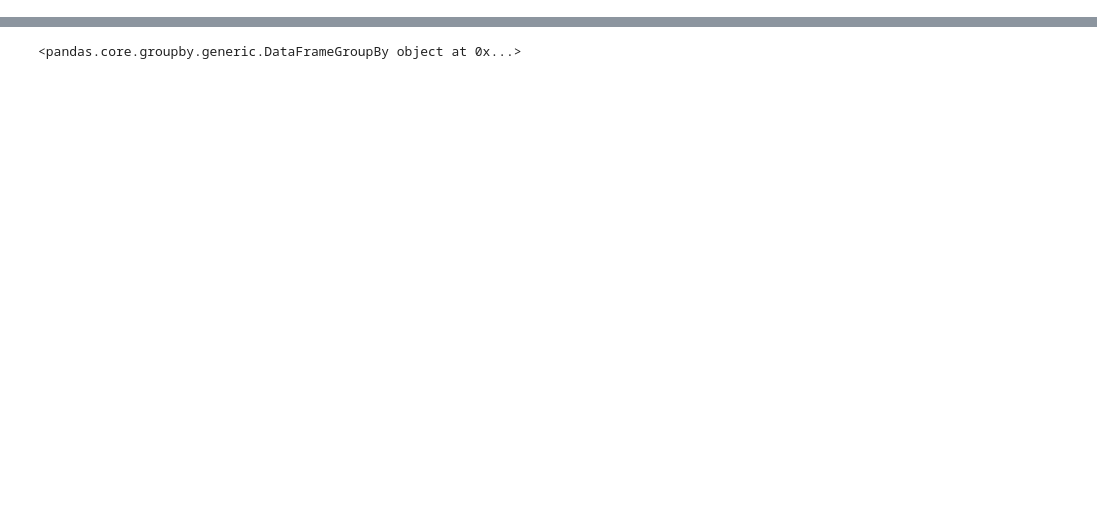
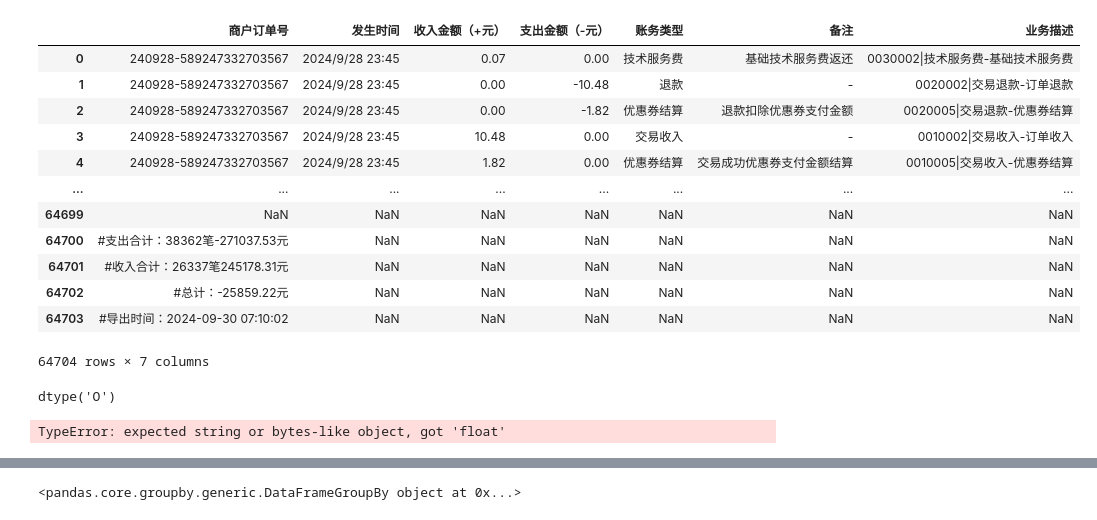
Before and after one commit to reddatetea/fisha, a Jupyter notebook: pingduoduoShouru01.ipynb, the cells around one changed output, grey strips where cells are left out. Drawn from its saved outputs; the diff is of its cells as text; code cells hidden in the pictures; blank space fills up the shorter version.

```diff
--- a/pingduoduoShouru01.ipynb
+++ b/pingduoduoShouru01.ipynb
@@ -38,7 +112,21 @@ ValueError: Length mismatch: Expected axis has 82 elements, new values have 5 el
 # %%
 #所有收入
 fname_shouru = r"F:\a00nutstore\008\zw08\电商\拼多多\pdd-mall-bill-detail(100306881)_2024-09-30-07-09-49_3.csv"
-df_shouru0 = pd.read_csv(fname_shouru,header =4,encoding = 'gb18030')
+df_shouru0 = pd.read_csv(fname_shouru,encoding = 'gb18030')
 df_shouru0
+# %% [output]
+|  | 商户订单号 | 发生时间 | 收入金额（+元） | 支出金额（-元） | 账务类型 | 备注 | 业务描述 |
+| 0 | 240928-589247332703567 | 2024/9/28 23:45 | 0.07 | 0.00 | 技术服务费 | 基础技术服务费返还 | 0030002|技术服务费-基础技术服务费 |
+| 1 | 240928-589247332703567 | 2024/9/28 23:45 | 0.00 | -10.48 | 退款 | - | 0020002|交易退款-订单退款 |
+| 2 | 240928-589247332703567 | 2024/9/28 23:45 | 0.00 | -1.82 | 优惠券结算 | 退款扣除优惠券支付金额 | 0020005|交易退款-优惠券结算 |
+| 3 | 240928-589247332703567 | 2024/9/28 23:45 | 10.48 | 0.00 | 交易收入 | - | 0010002|交易收入-订单收入 |
+| 4 | 240928-589247332703567 | 2024/9/28 23:45 | 1.82 | 0.00 | 优惠券结算 | 交易成功优惠券支付金额结算 | 0010005|交易收入-优惠券结算 |
+| ... | ... | ... | ... | ... | ... | ... | ... |
+| 64699 | NaN | NaN | NaN | NaN | NaN | NaN | NaN |
+| 64700 | #支出合计：38362笔-271037.53元 | NaN | NaN | NaN | NaN | NaN | NaN |
+| 64701 | #收入合计：26337笔245178.31元 | NaN | NaN | NaN | NaN | NaN | NaN |
+| 64702 | #总计：-25859.22元 | NaN | NaN | NaN | NaN | NaN | NaN |
+| 64703 | #导出时间：2024-09-30 07:10:02 | NaN | NaN | NaN | NaN | NaN | NaN |
+64704 rows × 7 columns
 # %%
 df_shouru1 = df_shouru0.dropna(thresh = 3)
@@ -63,4 +152,15 @@ def getDingdanhao(s):
+# %%
+df_shouru1['商户订单号'].dtype
+# %% [output]
+dtype('O')
 # %%
-df_shouru1['商户订单号']= df_shouru1['商户订单号'].mask(df_shouru1['商户订单号'].isnull(),df_shouru1['备注'].map(getDingdanhao))
-df_shouru1
+df_shouru1['商户订单号']= df_shouru1['商户订单号'].mask(df_shouru1['商户订单号'].isnull(),df_shouru0['备注'].map(getDingdanhao))
+df_shouru1.columns = ['dingdanhao', 'riqi', 'ru', 'chu', 'leixing', 'beizhu', 'miaoshu']
+df_shouru2 = df_shouru1.loc[df_shouru1.leixing != '提现']
+df_shouru2 = df_shouru2.assign(shouru = df_shouru2['ru'] - df_shouru2['chu'])
+df_shouru2['dingdanhao'] = df_shouru2['dingdanhao'].fillna('888888-888888888888888')
+shouru_pivot =df_shouru2.pivot_table(index = 'dingdanhao',values =['ru','chu','shouru'],aggfunc = np.sum)
+shouru_pivot
+# %% [output]
+TypeError: expected string or bytes-like object, got 'float'
 # %%
```
Also changed, not shown: parts of 28 cells of this notebook, 18 other files.
